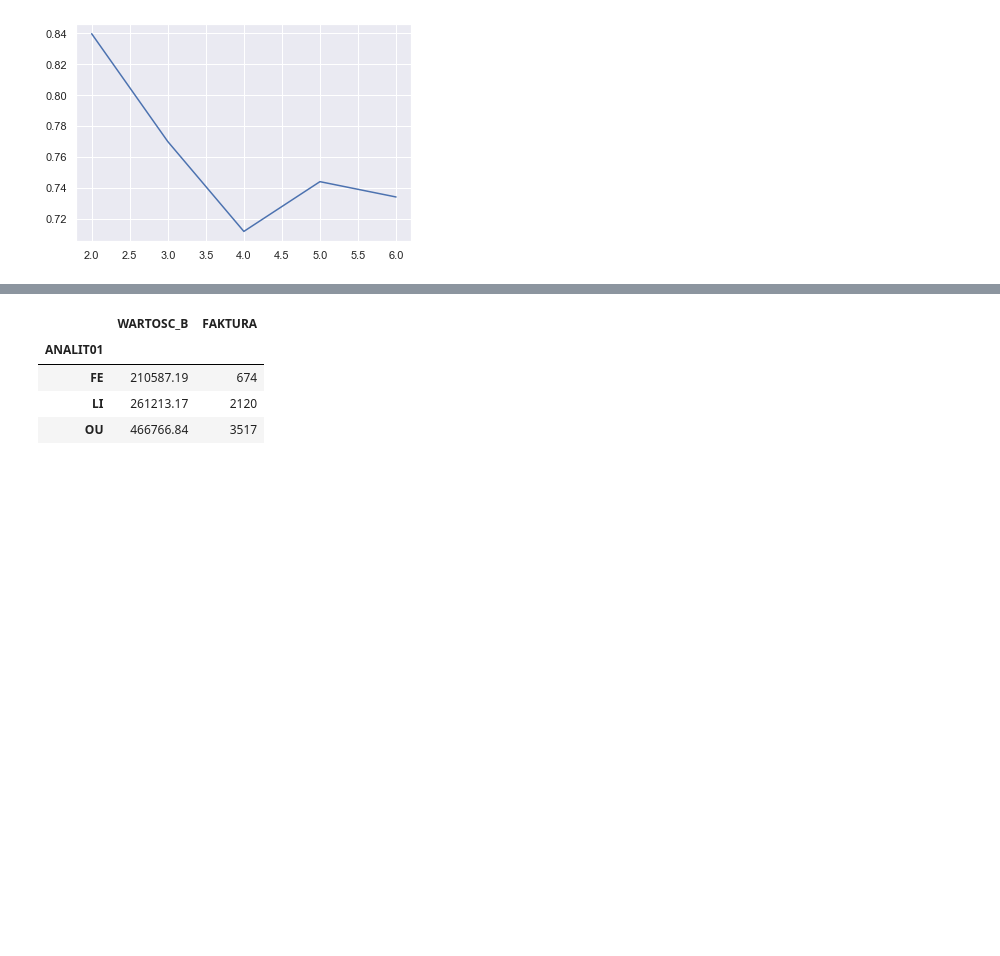
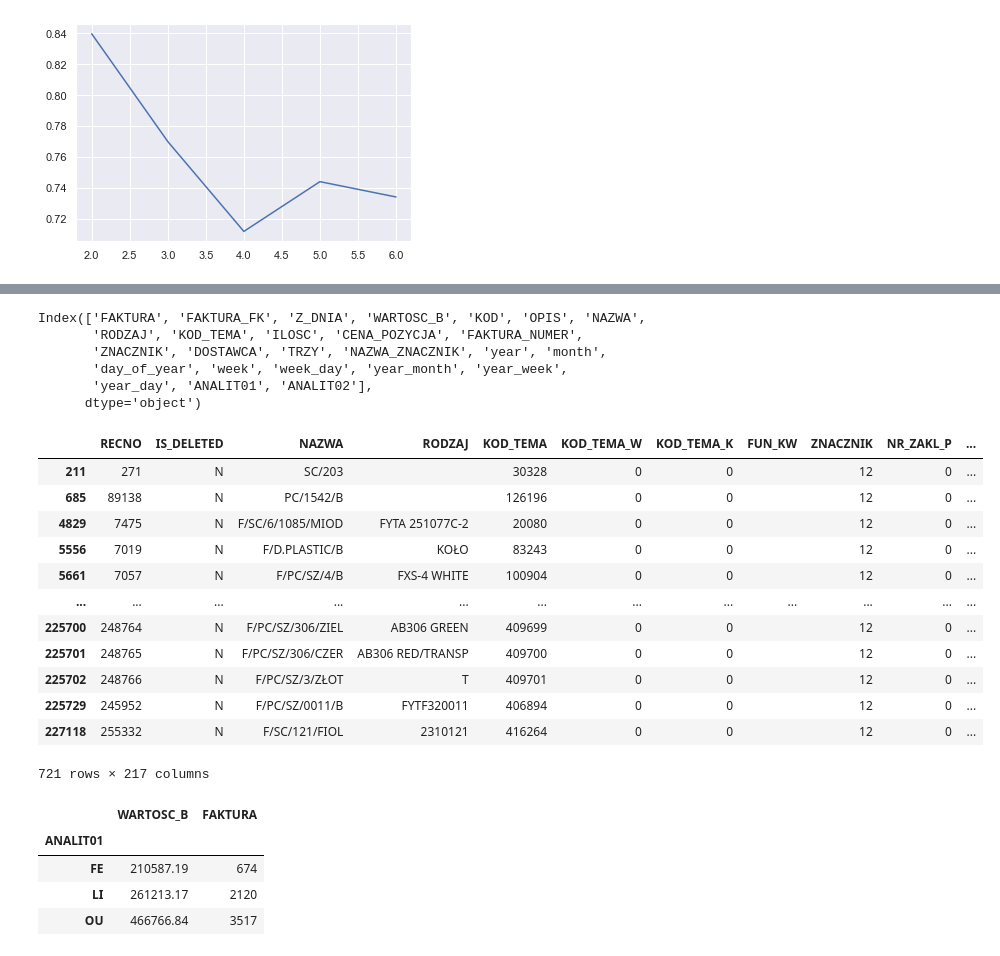
Before and after one commit to plggrzybuch/reklamacje, a Jupyter notebook: reklamacje_sql.ipynb, the cells around one changed output, grey strips where cells are left out. Drawn from its saved outputs; the diff is of its cells as text; code cells hidden in the pictures; blank space fills up the shorter version.

```diff
--- a/reklamacje_sql.ipynb
+++ b/reklamacje_sql.ipynb
@@ -412,3 +447,32 @@ func_cluster(df_fi_sell, '', 'OUTLET',1)
+# %%
+df_fi.columns
+# %% [output]
+Index(['FAKTURA', 'FAKTURA_FK', 'Z_DNIA', 'WARTOSC_B', 'KOD', 'OPIS', 'NAZWA',
+       'RODZAJ', 'KOD_TEMA', 'ILOSC', 'CENA_POZYCJA', 'FAKTURA_NUMER',
+       'ZNACZNIK', 'DOSTAWCA', 'TRZY', 'NAZWA_ZNACZNIK', 'year', 'month',
+       'day_of_year', 'week', 'week_day', 'year_month', 'year_week',
+       'year_day', 'ANALIT01', 'ANALIT02'],
+      dtype='object')
+# %%
+_=pd.read_csv('../słowniki/slownik.csv',
+           encoding='Cp1250',
+              sep="|")#.columns
+# %%
+_.loc[_['DOSTAWCA']==' 10302']#.iloc[:1]
+# %% [output]
+|  | RECNO | IS_DELETED | NAZWA | RODZAJ | KOD_TEMA | KOD_TEMA_W | KOD_TEMA_K | FUN_KW | ZNACZNIK | NR_ZAKL_P | ... |
+| 211 | 271 | N | SC/203 |  | 30328 | 0 | 0 |  | 12 | 0 | ... |
+| 685 | 89138 | N | PC/1542/B |  | 126196 | 0 | 0 |  | 12 | 0 | ... |
+| 4829 | 7475 | N | F/SC/6/1085/MIOD | FYTA 251077C-2 | 20080 | 0 | 0 |  | 12 | 0 | ... |
+| 5556 | 7019 | N | F/D.PLASTIC/B | KOŁO | 83243 | 0 | 0 |  | 12 | 0 | ... |
+| 5661 | 7057 | N | F/PC/SZ/4/B | FXS-4 WHITE | 100904 | 0 | 0 |  | 12 | 0 | ... |
+| ... | ... | ... | ... | ... | ... | ... | ... | ... | ... | ... | ... |
+| 225700 | 248764 | N | F/PC/SZ/306/ZIEL | AB306 GREEN | 409699 | 0 | 0 |  | 12 | 0 | ... |
+| 225701 | 248765 | N | F/PC/SZ/306/CZER | AB306 RED/TRANSP | 409700 | 0 | 0 |  | 12 | 0 | ... |
+| 225702 | 248766 | N | F/PC/SZ/3/ZŁOT | T | 409701 | 0 | 0 |  | 12 | 0 | ... |
+| 225729 | 245952 | N | F/PC/SZ/0011/B | FYTF320011 | 406894 | 0 | 0 |  | 12 | 0 | ... |
+| 227118 | 255332 | N | F/SC/121/FIOL | 2310121 | 416264 | 0 | 0 |  | 12 | 0 | ... |
+721 rows × 217 columns
 # %%
 df_fi.loc[df_fi['ANALIT01'].isin(['LI','FE', 'OU'])].groupby(['ANALIT01','FAKTURA']).agg({'WARTOSC_B':'first'}).reset_index().\
                                                         groupby(['ANALIT01']).agg({'WARTOSC_B':'sum',
```
Also changed, not shown: parts of 16 cells of this notebook.
